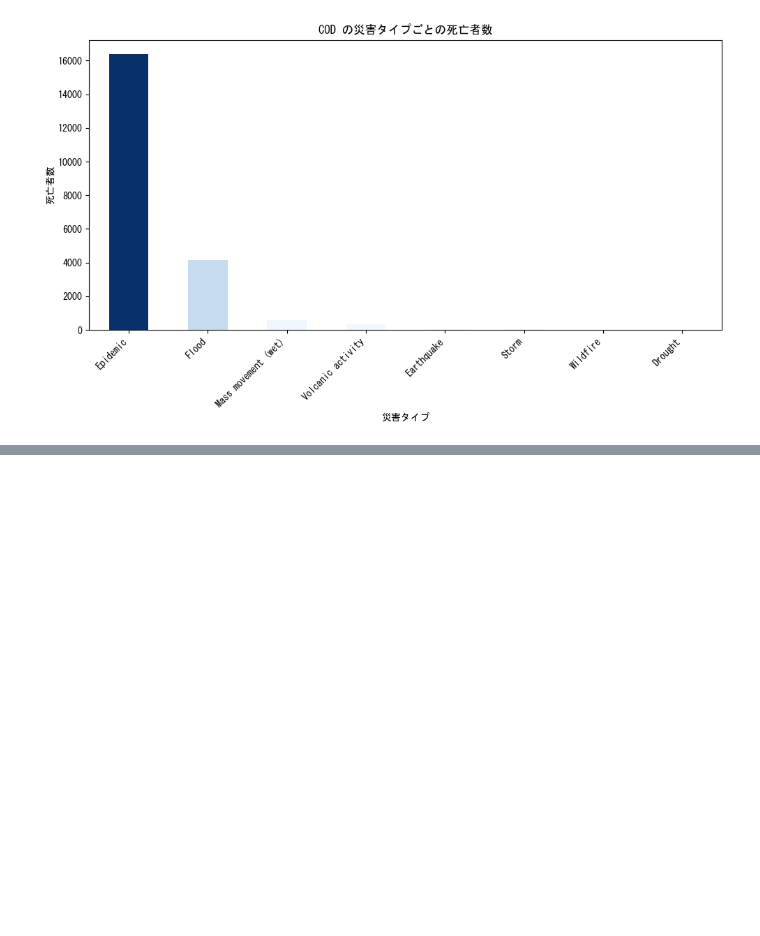
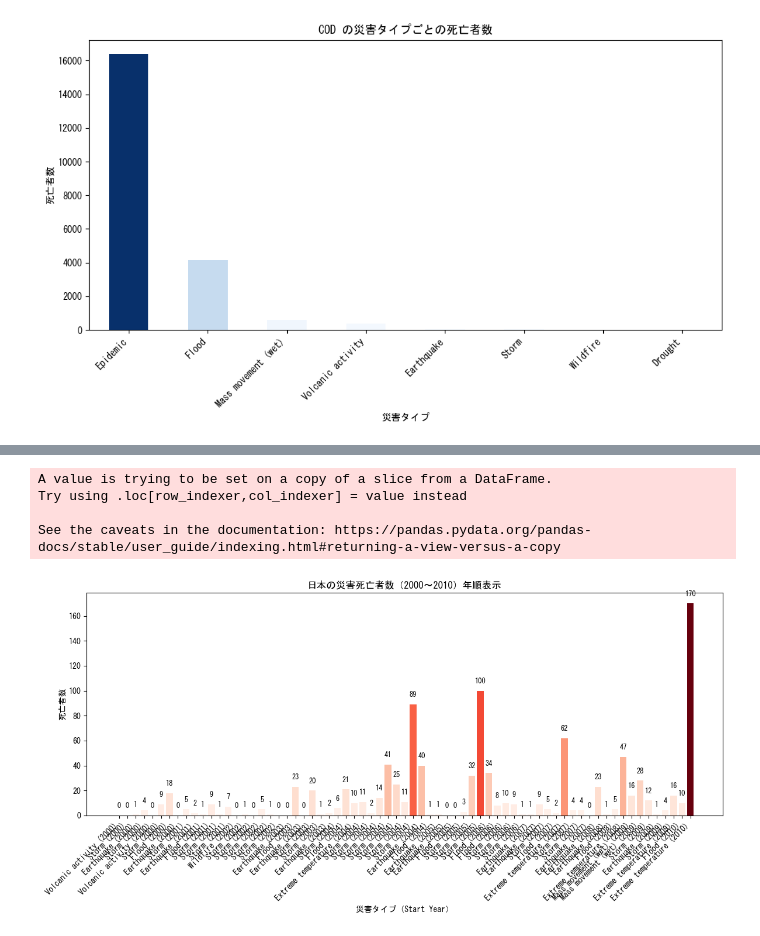
Before and after one commit to awano-kakeru/me, a Jupyter notebook: Week10/disaster challenge part 2.ipynb, the cells around one changed output, grey strips where cells are left out. Cells and saved outputs as stored; diff of their text form; code cells hidden in the pictures; blank space fills up the shorter version.

```diff
--- a/Week10/disaster challenge part 2.ipynb
+++ b/Week10/disaster challenge part 2.ipynb
@@ -136,0 +204,69 @@ plot_multiple_countries_disaster_deaths_gradient(csv_file, iso_codes)
+# %%
+import pandas as pd
+import matplotlib.pyplot as plt
+import matplotlib.colors as mcolors
+
+plt.rcParams['font.family'] = 'MS Gothic'
+
+def plot_japan_deaths_by_start_year(csv_file, start_year, end_year):
+    """
+    日本の特定年範囲の災害死亡者数を Start Year 順で可視化
+    NaNは0として扱う
+    """
+    df = pd.read_csv(csv_file)
+
+    # 日本に絞り、年範囲でフィルタ
+    df_jpn = df[(df['ISO'] == 'JPN') & (df['Start Year'] >= start_year) & (df['Start Year'] <= end_year)]
+
+    if df_jpn.empty:
+        print(f"{start_year}～{end_year}の日本の災害データが見つかりません")
+        return
+
+    # Total Deaths の NaN を 0 に置換
+    df_jpn['Total Deaths'] = df_jpn['Total Deaths'].fillna(0)
+
+    # Start Year順でソート
+    df_jpn_sorted = df_jpn.sort_values("Start Year")
+
+    # 赤のグラデーションカラー
+    norm = mcolors.Normalize(vmin=df_jpn_sorted["Total Deaths"].min(), vmax=df_jpn_sorted["Total Deaths"].max())
+    cmap = plt.cm.Reds
+    colors = [cmap(norm(val)) for val in df_jpn_sorted["Total Deaths"]]
+
+    plt.figure(figsize=(12,6))
+    bars = plt.bar(
+        range(len(df_jpn_sorted)),
+        df_jpn_sorted["Total Deaths"],
+        color=colors
+    )
+
+    # 棒の上に死亡者数を表示
+    for bar, deaths in zip(bars, df_jpn_sorted["Total Deaths"]):
+        plt.text(
+            bar.get_x() + bar.get_width()/2,
+            bar.get_height() + 5,
+            f"{int(deaths)}",
+            ha='center',
+            va='bottom',
+            fontsize=9
+        )
+
+    # X軸ラベルに災害タイプと Start Year を表示
+    labels = [f"{row['Disaster Type']} ({int(row['Start Year'])})" for _, row in df_jpn_sorted.iterrows()]
+    plt.xticks(range(len(labels)), labels, rotation=45, ha='right')
+
+    plt.title(f"日本の災害死亡者数（{start_year}～{end_year}）年順表示")
+    plt.xlabel("災害タイプ（Start Year）")
+    plt.ylabel("死亡者数")
+    plt.tight_layout()
+    plt.show()
+
+# 使用例
+csv_file = "emdat.csv"
+plot_japan_deaths_by_start_year(csv_file, 2000, 2010)
+# %% [output]
+A value is trying to be set on a copy of a slice from a DataFrame.
+Try using .loc[row_indexer,col_indexer] = value instead
+
+See the caveats in the documentation: https://pandas.pydata.org/pandas-docs/stable/user_guide/indexing.html#returning-a-view-versus-a-copy
+[figure, added]
```
Also changed, not shown: parts of 3 cells of this notebook.
